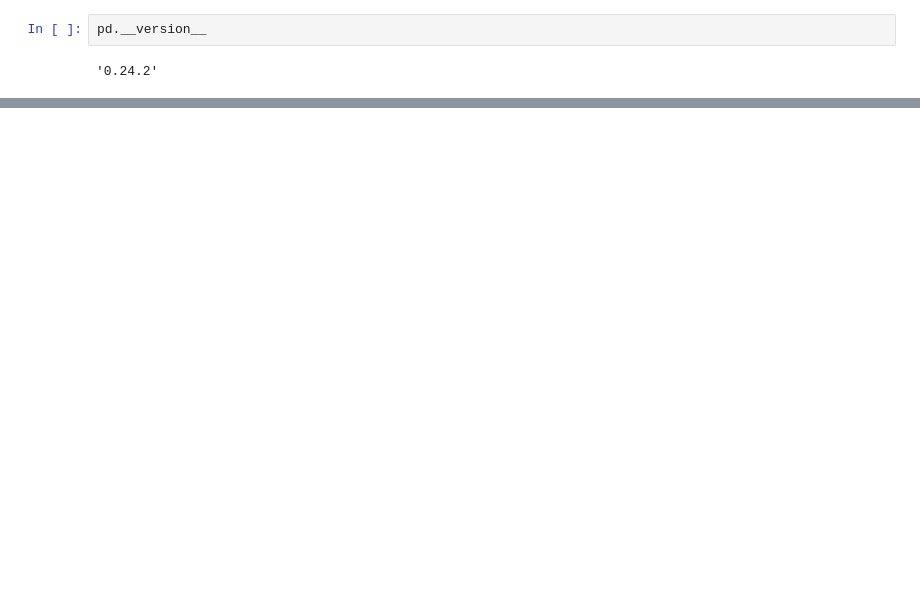
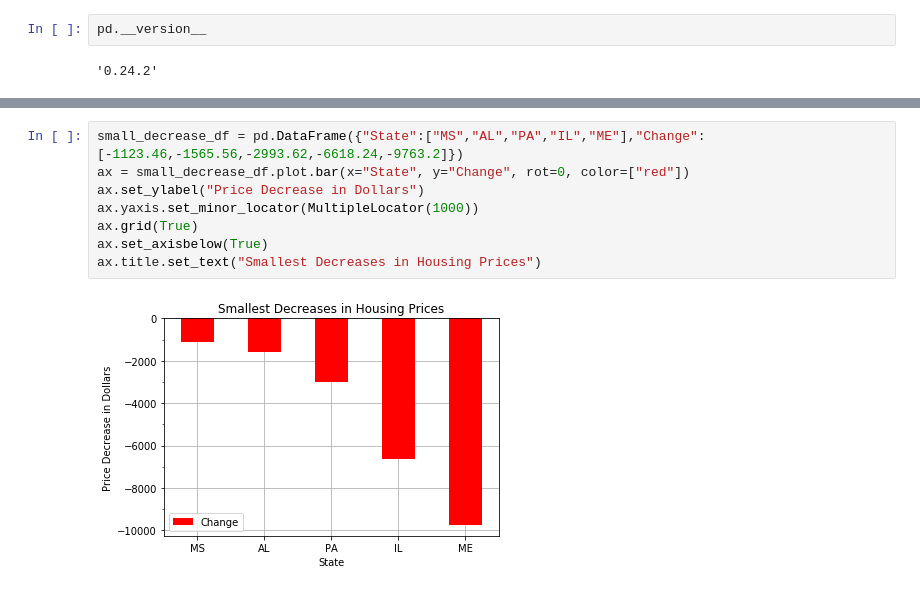
Before and after one commit to cmarchini19/US-Housing-Market-Analysis, a Jupyter notebook: main-data-Copy1.ipynb, the cells around one changed output, grey strips where cells are left out. Cells and saved outputs as stored; diff of their text form; blank space fills up the shorter version.

```diff
--- a/main-data-Copy1.ipynb
+++ b/main-data-Copy1.ipynb
@@ -253,0 +310,10 @@ pd.__version__
+# %%
+small_decrease_df = pd.DataFrame({"State":["MS","AL","PA","IL","ME"],"Change":[-1123.46,-1565.56,-2993.62,-6618.24,-9763.2]})
+ax = small_decrease_df.plot.bar(x="State", y="Change", rot=0, color=["red"])
+ax.set_ylabel("Price Decrease in Dollars")
+ax.yaxis.set_minor_locator(MultipleLocator(1000))
+ax.grid(True)
+ax.set_axisbelow(True)
+ax.title.set_text("Smallest Decreases in Housing Prices")
+# %% [output]
+[figure, added]
```
Also changed, not shown: parts of 10 cells of this notebook.
